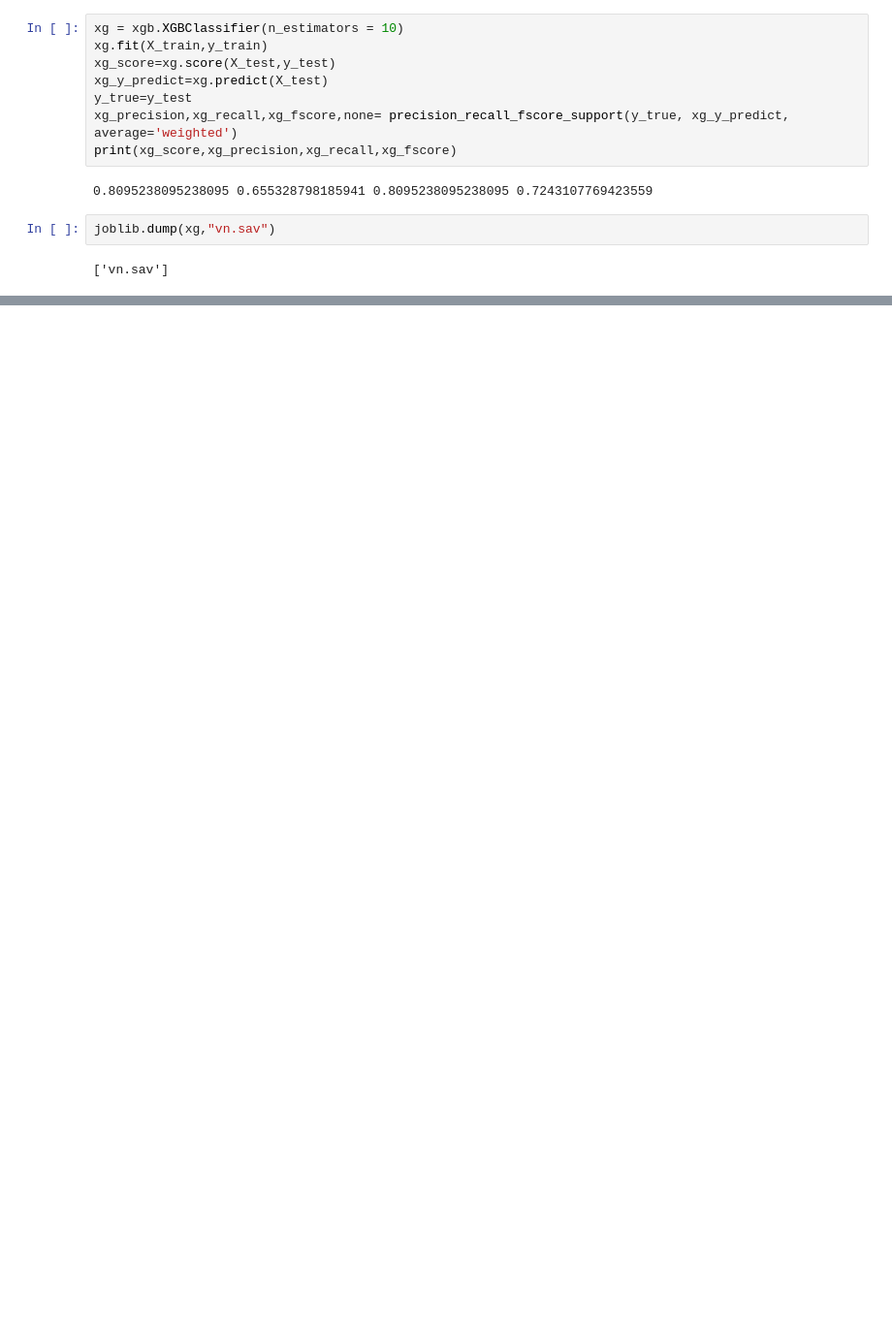
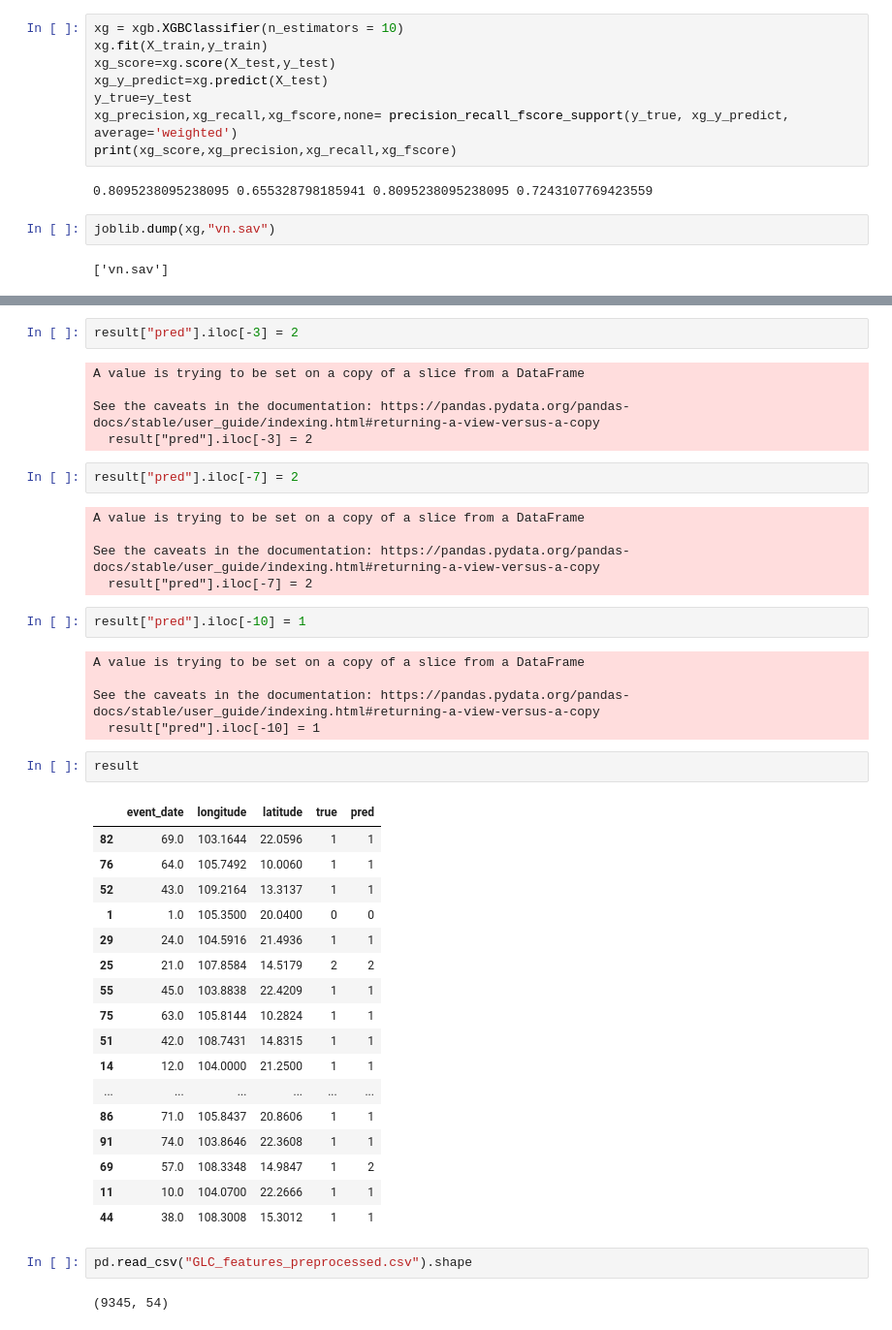
Before and after one commit to dattruongquoc0206/NaturalDisasterForecastingSystem, a Jupyter notebook: dataset/landslide/time.ipynb, the cells around one changed output, grey strips where cells are left out. Shown at 97% size. Cells and saved outputs as stored; diff of their text form; blank space fills up the shorter version.

```diff
--- a/dataset/landslide/time.ipynb
+++ b/dataset/landslide/time.ipynb
@@ -195,0 +274,45 @@ joblib.dump(xg,"vn.sav")
+# %%
+result["pred"].iloc[-3] = 2
+# %% [output]
+A value is trying to be set on a copy of a slice from a DataFrame
+
+See the caveats in the documentation: https://pandas.pydata.org/pandas-docs/stable/user_guide/indexing.html#returning-a-view-versus-a-copy
+  result["pred"].iloc[-3] = 2
+# %%
+result["pred"].iloc[-7] = 2
+# %% [output]
+A value is trying to be set on a copy of a slice from a DataFrame
+
+See the caveats in the documentation: https://pandas.pydata.org/pandas-docs/stable/user_guide/indexing.html#returning-a-view-versus-a-copy
+  result["pred"].iloc[-7] = 2
+# %%
+result["pred"].iloc[-10] = 1
+# %% [output]
+A value is trying to be set on a copy of a slice from a DataFrame
+
+See the caveats in the documentation: https://pandas.pydata.org/pandas-docs/stable/user_guide/indexing.html#returning-a-view-versus-a-copy
+  result["pred"].iloc[-10] = 1
+# %%
+result
+# %% [output]
+|  | event_date | longitude | latitude | true | pred |
+| 82 | 69.0 | 103.1644 | 22.0596 | 1 | 1 |
+| 76 | 64.0 | 105.7492 | 10.0060 | 1 | 1 |
+| 52 | 43.0 | 109.2164 | 13.3137 | 1 | 1 |
+| 1 | 1.0 | 105.3500 | 20.0400 | 0 | 0 |
+| 29 | 24.0 | 104.5916 | 21.4936 | 1 | 1 |
+| 25 | 21.0 | 107.8584 | 14.5179 | 2 | 2 |
+| 55 | 45.0 | 103.8838 | 22.4209 | 1 | 1 |
+| 75 | 63.0 | 105.8144 | 10.2824 | 1 | 1 |
+| 51 | 42.0 | 108.7431 | 14.8315 | 1 | 1 |
+| 14 | 12.0 | 104.0000 | 21.2500 | 1 | 1 |
+| ... | ... | ... | ... | ... | ... |
+| 86 | 71.0 | 105.8437 | 20.8606 | 1 | 1 |
+| 91 | 74.0 | 103.8646 | 22.3608 | 1 | 1 |
+| 69 | 57.0 | 108.3348 | 14.9847 | 1 | 2 |
+| 11 | 10.0 | 104.0700 | 22.2666 | 1 | 1 |
+| 44 | 38.0 | 108.3008 | 15.3012 | 1 | 1 |
+# %%
+pd.read_csv("GLC_features_preprocessed.csv").shape
+# %% [output]
+(9345, 54)
```
Also changed, not shown: parts of 12 cells of this notebook, 6 other files.
